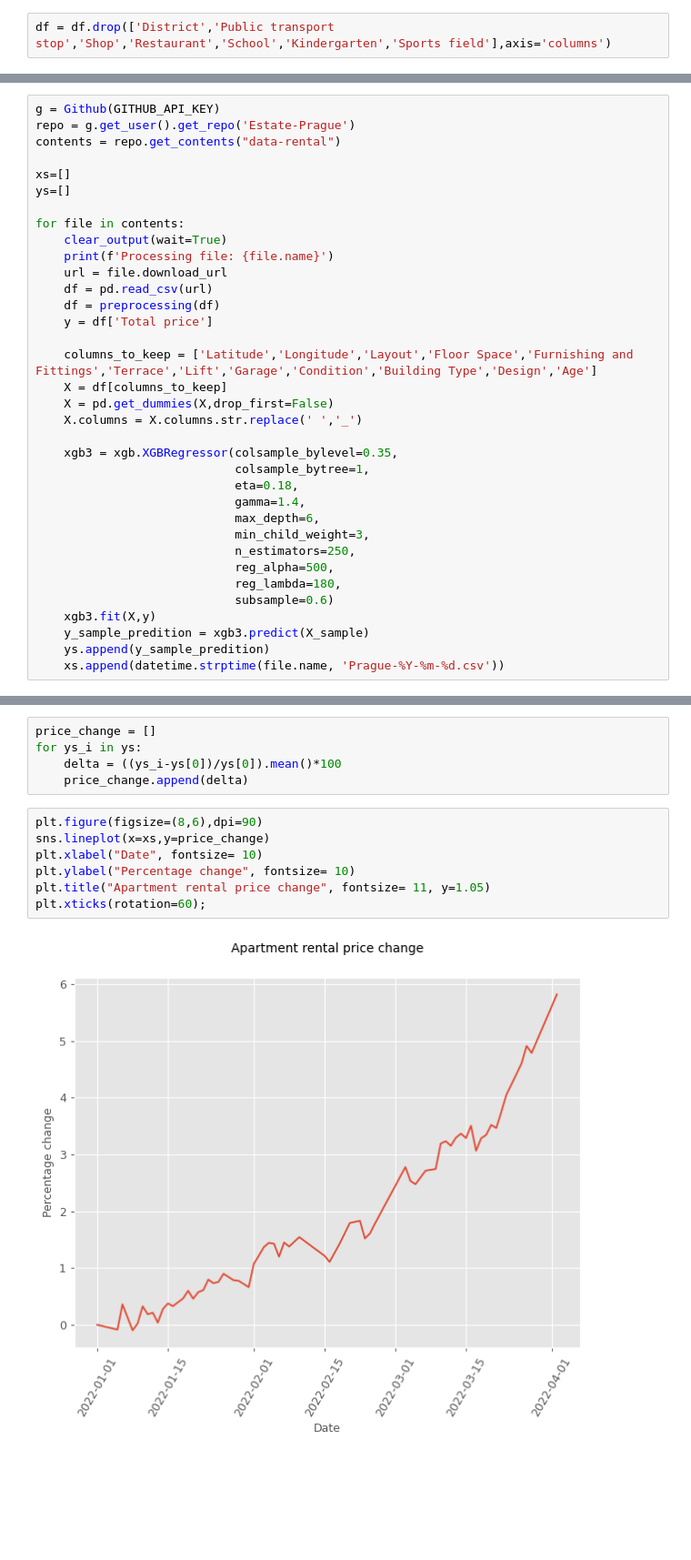
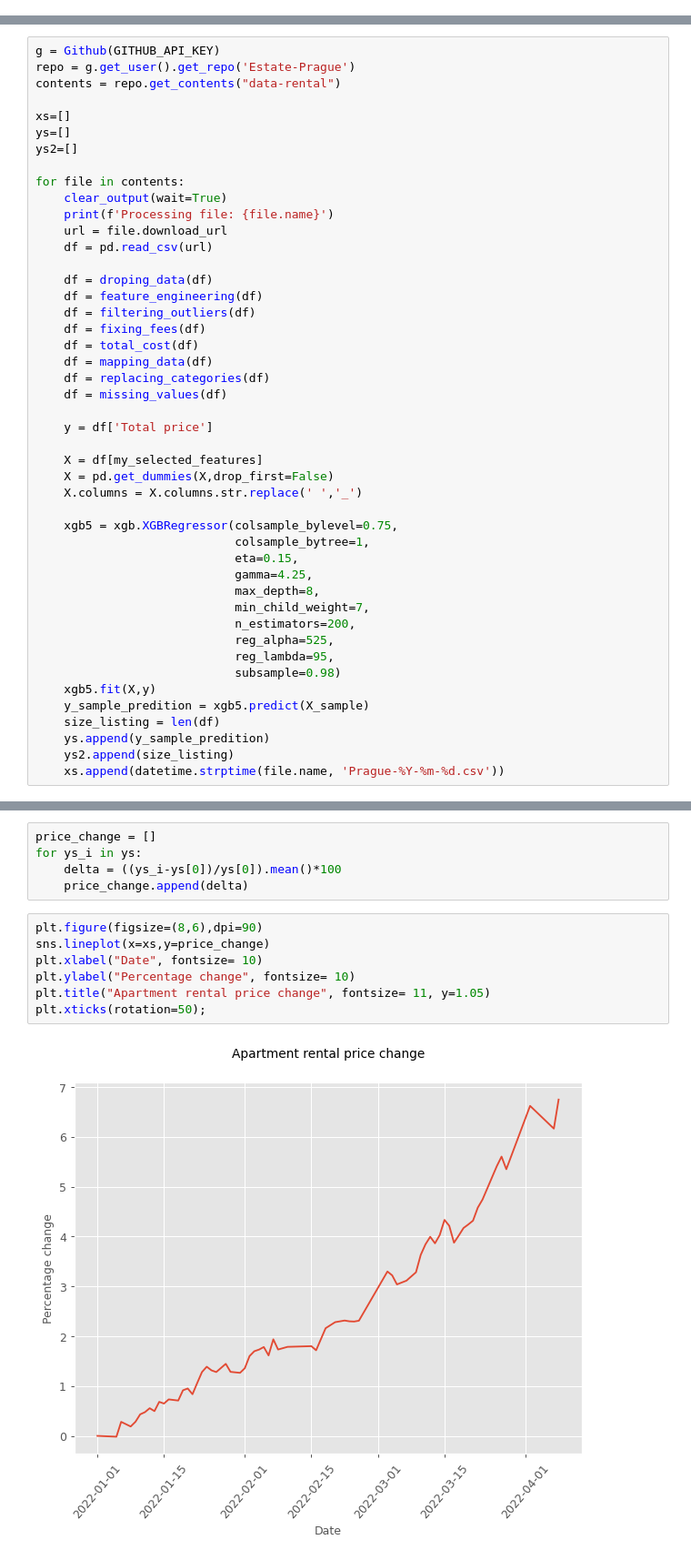
Before and after one commit to tomasz-bialy/Estate-Prague, a Jupyter notebook: Estate_Prague.ipynb, the cells around one changed output, grey strips where cells are left out. Shown at 91% size. Drawn from its saved outputs; the diff is of its cells as text; blank space fills up the shorter version.

```diff
--- a/Estate_Prague.ipynb
+++ b/Estate_Prague.ipynb
@@ -423,2 +336,0 @@ selected_features_emb = ['Latitude','Longitude','Layout','Floor Space','Furnishi
-# %%
-df = df.drop(['District','Public transport stop','Shop','Restaurant','School','Kindergarten','Sports field'],axis='columns')
@@ -536,32 +368,43 @@ contents = repo.get_contents("data-rental")
 
 xs=[]
 ys=[]
+ys2=[]
 
 for file in contents:
     clear_output(wait=True)
     print(f'Processing file: {file.name}')
     url = file.download_url
     df = pd.read_csv(url)
-    df = preprocessing(df)
+
+    df = droping_data(df)
+    df = feature_engineering(df)
+    df = filtering_outliers(df)
+    df = fixing_fees(df)
+    df = total_cost(df)
+    df = mapping_data(df)
+    df = replacing_categories(df)
+    df = missing_values(df)
+
     y = df['Total price']
 
-    columns_to_keep = ['Latitude','Longitude','Layout','Floor Space','Furnishing and Fittings','Terrace','Lift','Garage','Condition','Building Type','Design','Age']
-    X = df[columns_to_keep]
+    X = df[my_selected_features]
     X = pd.get_dummies(X,drop_first=False)
     X.columns = X.columns.str.replace(' ','_')
 
-    xgb3 = xgb.XGBRegressor(colsample_bylevel=0.35,
+    xgb5 = xgb.XGBRegressor(colsample_bylevel=0.75,
                             colsample_bytree=1,
-                            eta=0.18,
-                            gamma=1.4,
-                            max_depth=6,
-                            min_child_weight=3,
-                            n_estimators=250,
-                            reg_alpha=500,
-                            reg_lambda=180,
-                            subsample=0.6)
-    xgb3.fit(X,y)
-    y_sample_predition = xgb3.predict(X_sample)
+                            eta=0.15,
+                            gamma=4.25,
+                            max_depth=8,
+                            min_child_weight=7,
+                            n_estimators=200,
+                            reg_alpha=525,
+                            reg_lambda=95,
+                            subsample=0.98)
+    xgb5.fit(X,y)
+    y_sample_predition = xgb5.predict(X_sample)
+    size_listing = len(df)
     ys.append(y_sample_predition)
+    ys2.append(size_listing)
     xs.append(datetime.strptime(file.name, 'Prague-%Y-%m-%d.csv'))
 # %% [output]
@@ -574,9 +417,9 @@ for ys_i in ys:
 # %%
 plt.figure(figsize=(8,6),dpi=90)
 sns.lineplot(x=xs,y=price_change)
 plt.xlabel("Date", fontsize= 10)
 plt.ylabel("Percentage change", fontsize= 10)
 plt.title("Apartment rental price change", fontsize= 11, y=1.05)
-plt.xticks(rotation=60);
+plt.xticks(rotation=50);
 # %% [output]
-[figure, old version]
+[figure, new version]
```
Also changed, not shown: parts of 28 cells of this notebook.
